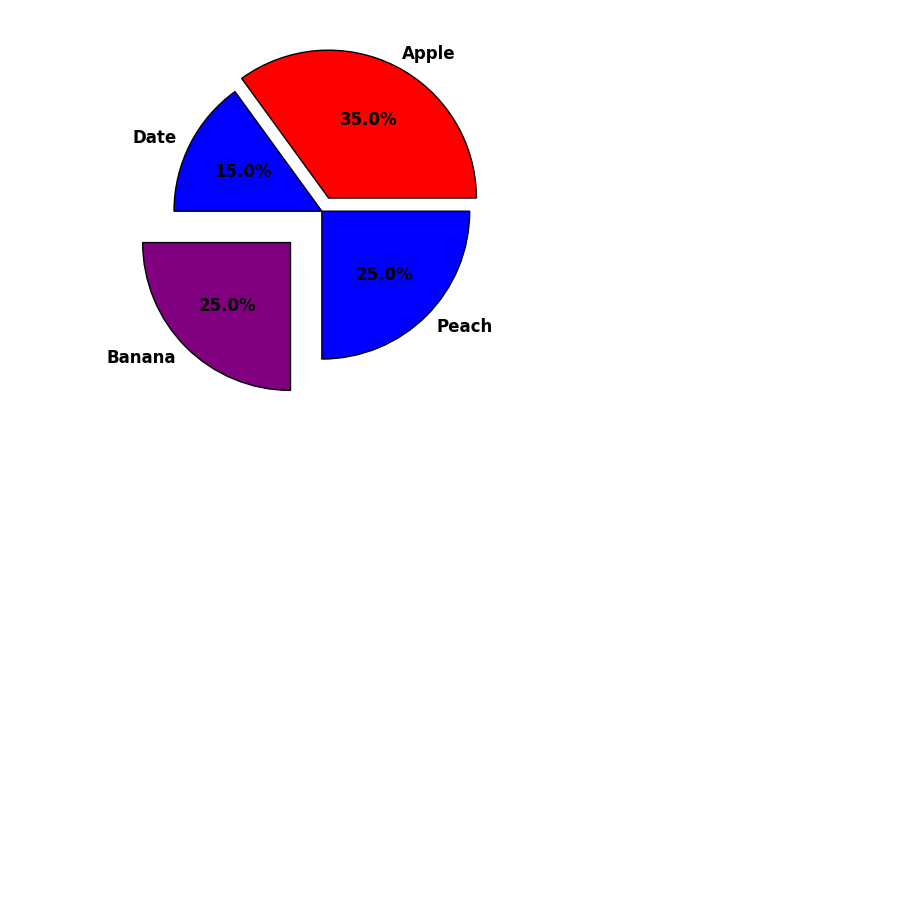
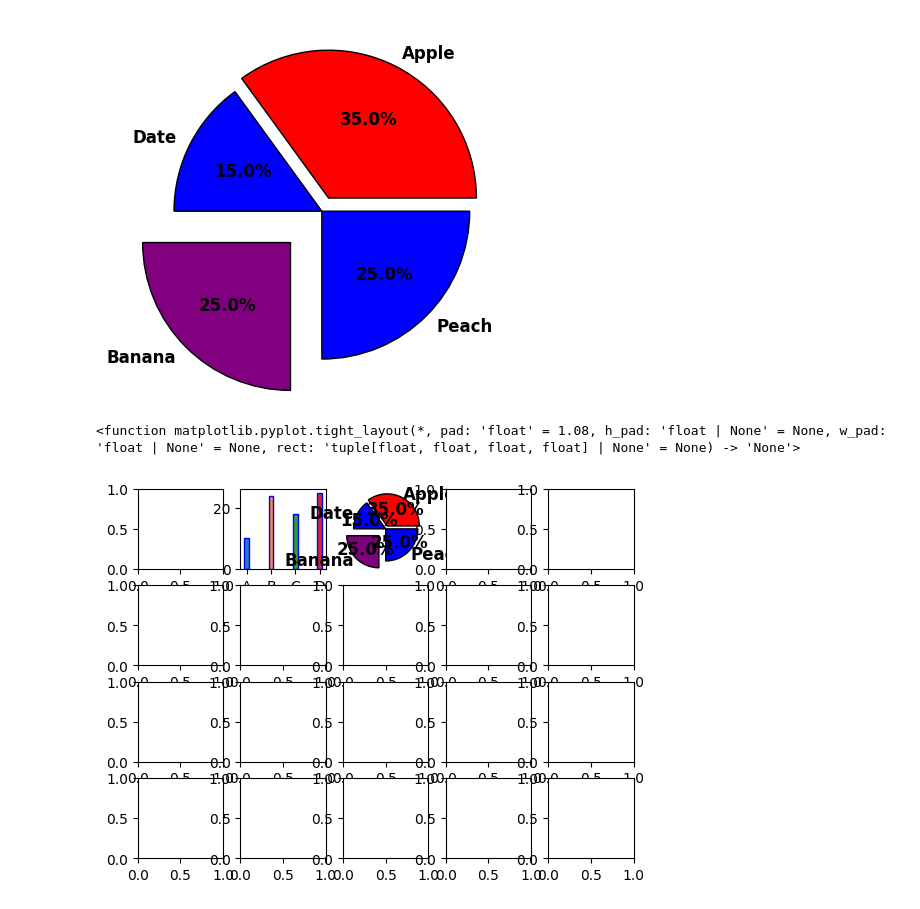
Before and after one commit to Ahmadhumayoun/DataAnalysisClassJune2026, a Jupyter notebook: 09_MatplotLibIntro/MatLibIntro.ipynb, the cells around one changed output. Cells and saved outputs as stored; diff of their text form; code cells hidden in the pictures; blank space fills up the shorter version.

```diff
--- a/09_MatplotLibIntro/MatLibIntro.ipynb
+++ b/09_MatplotLibIntro/MatLibIntro.ipynb
@@ -70,3 +70,30 @@ plt.pie(li,
 [figure]
 # %%
 from matplotlib import pyplot as plt
+# %%
+
+fig , axs = plt.subplots(4,5)
+li = [35,15,25,25]
+cat = ["Apple","Date","Banana","Peach"]
+cusColors= ['red', 'blue', 'purple', 'blue']
+exPer = [.1,0,.3,0]
+axs[0,2].pie(li,
+        labels=cat,
+        colors=cusColors,
+        explode=exPer,
+        autopct="%1.1f%%",
+        textprops={'fontsize': 12, 'weight': 'bold'},
+        wedgeprops={'edgecolor': 'black', 'linewidth': 1})
+
+c = ["A","B","C","D"]
+va = [10,24,18,25]
+
+axs[0,1].bar(c,va,width=.2,
+        color =['#2b7bba', '#f28e2b', '#2ca02c', '#d62728'],
+        edgecolor="blue",
+        )
+
+plt.tight_layout
+# %% [output]
+<function matplotlib.pyplot.tight_layout(*, pad: 'float' = 1.08, h_pad: 'float | None' = None, w_pad: 'float | None' = None, rect: 'tuple[float, float, float, float] | None' = None) -> 'None'>
+[figure, added]
```
